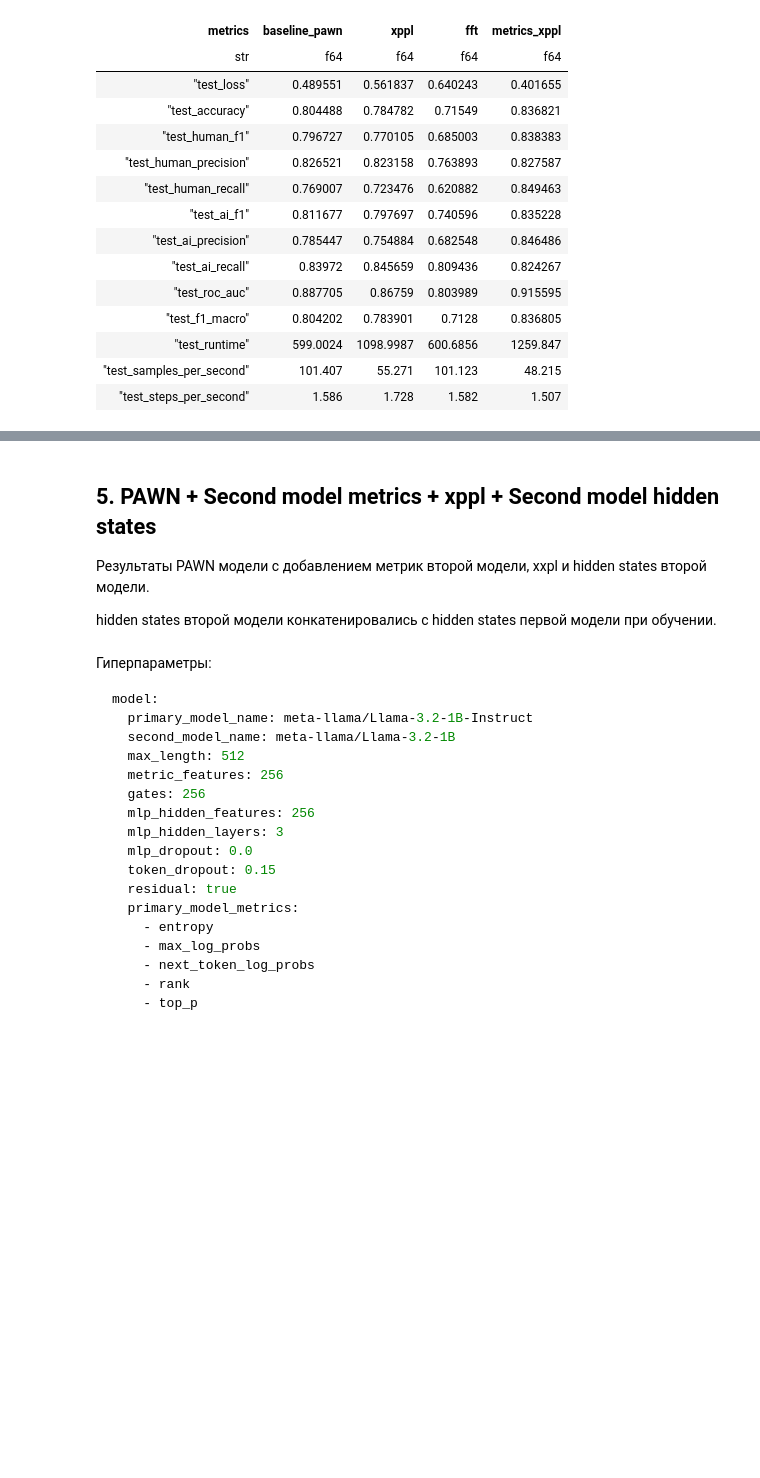
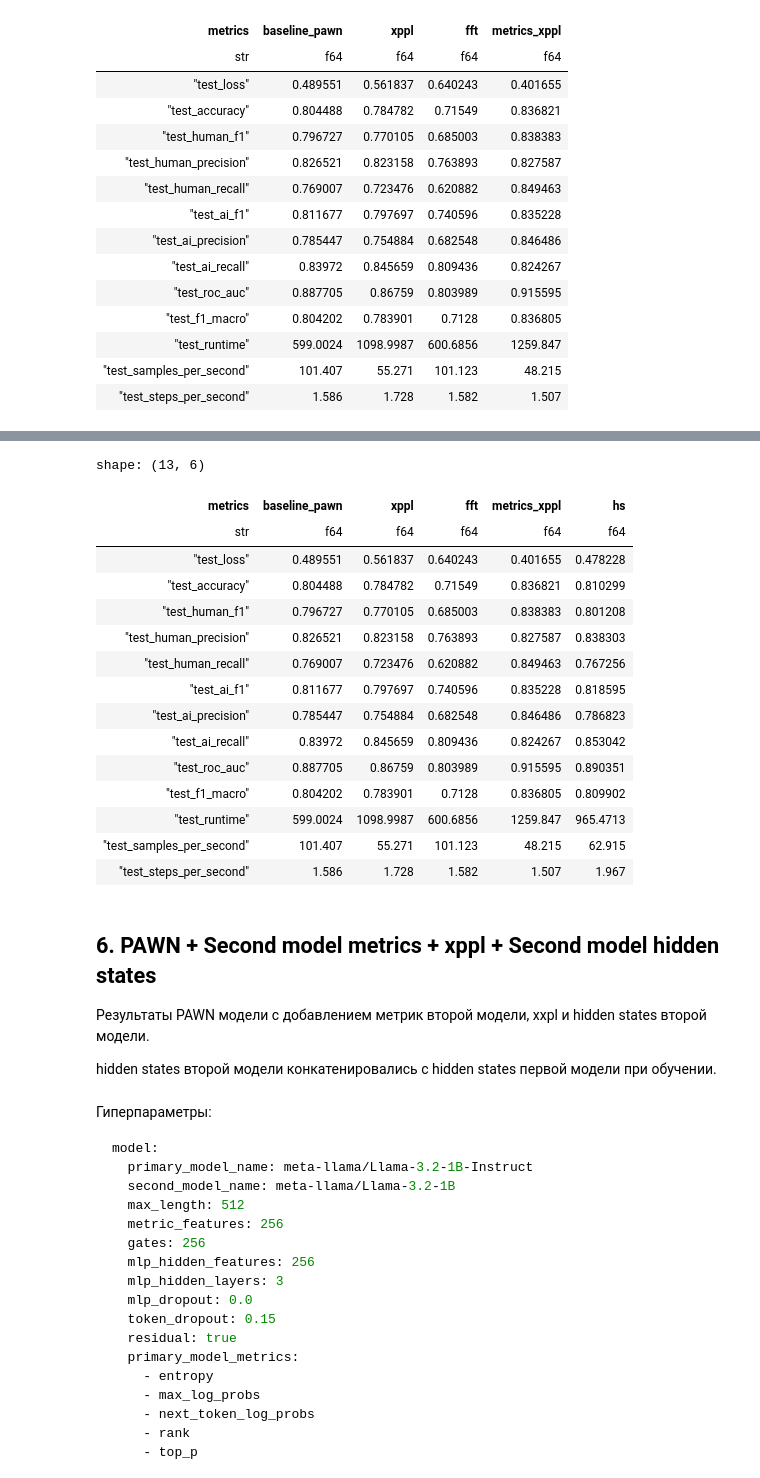
Before and after one commit to HSE-Team-142/automatic-goggles, a Jupyter notebook: DL_Experiments.ipynb, the cells around one changed output, grey strips where cells are left out. Saved outputs shown, nothing was run; the diff lists cells and outputs as text; code cells hidden in the pictures; blank space fills up the shorter version.

```diff
--- a/DL_Experiments.ipynb
+++ b/DL_Experiments.ipynb
@@ -560,5 +615,39 @@ shape: (13, 5)
+# %%
+path = "checkpoint_6/experiments/mage_llama_hs/test_metrics.json"
+
+results_hs = (
+    pl.read_json(path)
+    .transpose(
+        include_header=True,
+        header_name="metrics",
+    )
+    .rename(
+        {"column_0": "hs"}
+    )
+)
+
+results = results.join(results_hs, on="metrics")
+
+results.show(limit=None)
+# %% [output]
+shape: (13, 6)
+| metrics | baseline_pawn | xppl | fft | metrics_xppl | hs |
+| str | f64 | f64 | f64 | f64 | f64 |
+| "test_loss" | 0.489551 | 0.561837 | 0.640243 | 0.401655 | 0.478228 |
+| "test_accuracy" | 0.804488 | 0.784782 | 0.71549 | 0.836821 | 0.810299 |
+| "test_human_f1" | 0.796727 | 0.770105 | 0.685003 | 0.838383 | 0.801208 |
+| "test_human_precision" | 0.826521 | 0.823158 | 0.763893 | 0.827587 | 0.838303 |
+| "test_human_recall" | 0.769007 | 0.723476 | 0.620882 | 0.849463 | 0.767256 |
+| "test_ai_f1" | 0.811677 | 0.797697 | 0.740596 | 0.835228 | 0.818595 |
+| "test_ai_precision" | 0.785447 | 0.754884 | 0.682548 | 0.846486 | 0.786823 |
+| "test_ai_recall" | 0.83972 | 0.845659 | 0.809436 | 0.824267 | 0.853042 |
+| "test_roc_auc" | 0.887705 | 0.86759 | 0.803989 | 0.915595 | 0.890351 |
+| "test_f1_macro" | 0.804202 | 0.783901 | 0.7128 | 0.836805 | 0.809902 |
+| "test_runtime" | 599.0024 | 1098.9987 | 600.6856 | 1259.847 | 965.4713 |
+| "test_samples_per_second" | 101.407 | 55.271 | 101.123 | 48.215 | 62.915 |
+| "test_steps_per_second" | 1.586 | 1.728 | 1.582 | 1.507 | 1.967 |
 # %% [markdown]
-## 5. PAWN + Second model metrics + xppl + Second model hidden states
+## 6. PAWN + Second model metrics + xppl + Second model hidden states
 
 Результаты PAWN модели с добавлением метрик второй модели, xxpl и hidden states второй модели.
 
```
Also changed, not shown: parts of 4 cells of this notebook, 2 other files.
